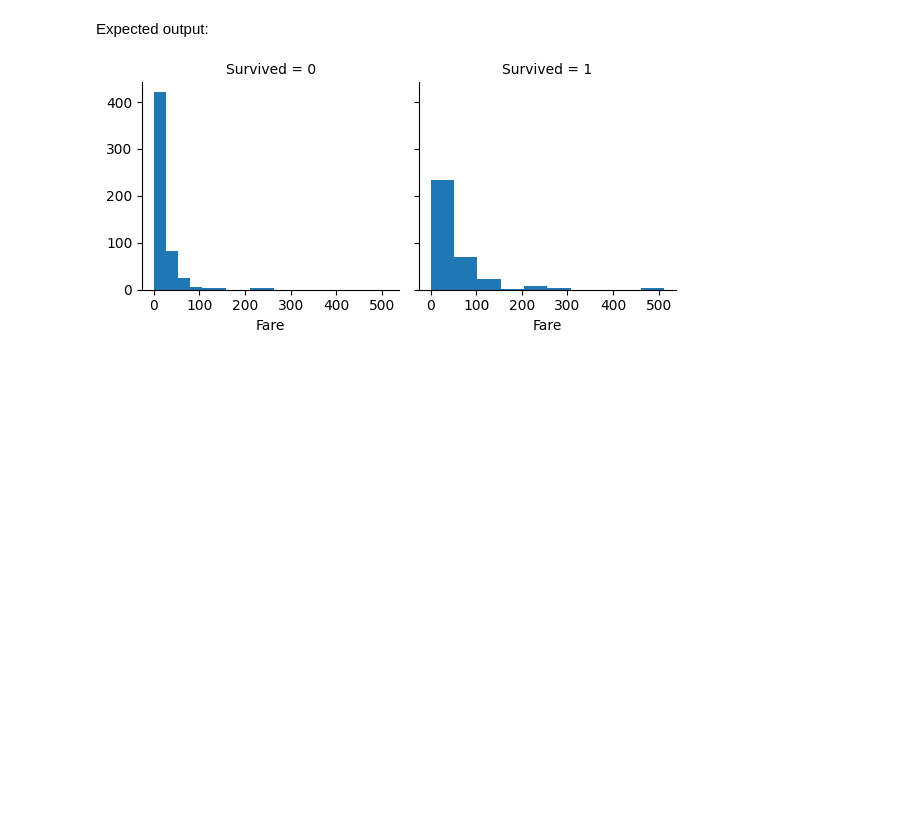
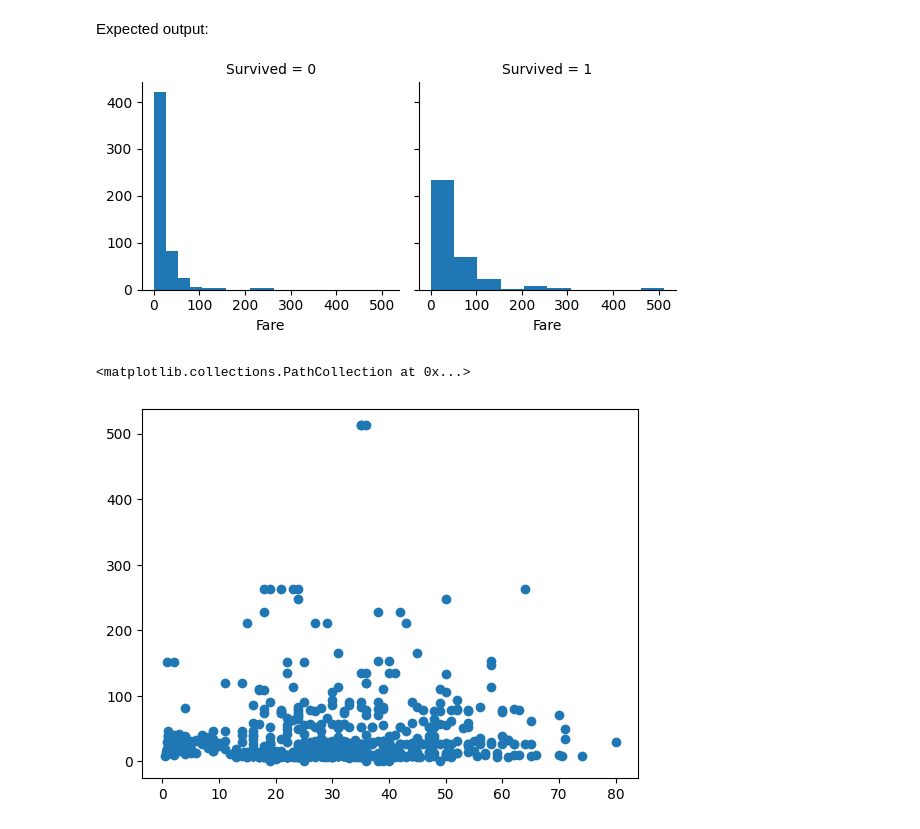
Before and after one commit to minashoukrala/API, a Jupyter notebook: Assignment_2.ipynb, the cells around one changed output. Cells and saved outputs as stored; diff of their text form; code cells hidden in the pictures; blank space fills up the shorter version.

```diff
--- a/Assignment_2.ipynb
+++ b/Assignment_2.ipynb
@@ -496,6 +592,10 @@ Expected output:
 ![image.png](embedded-picture-1)
 # %%
 # Question 10: Draw a scatter plot of Age and Fare
+plt.scatter(train_df['Age'], train_df['Fare'])
+# %% [output]
+<matplotlib.collections.PathCollection at 0x...>
+[figure, added]
 # %% [markdown]
 Expected output:
 
```
Also changed, not shown: parts of 11 cells of this notebook.
